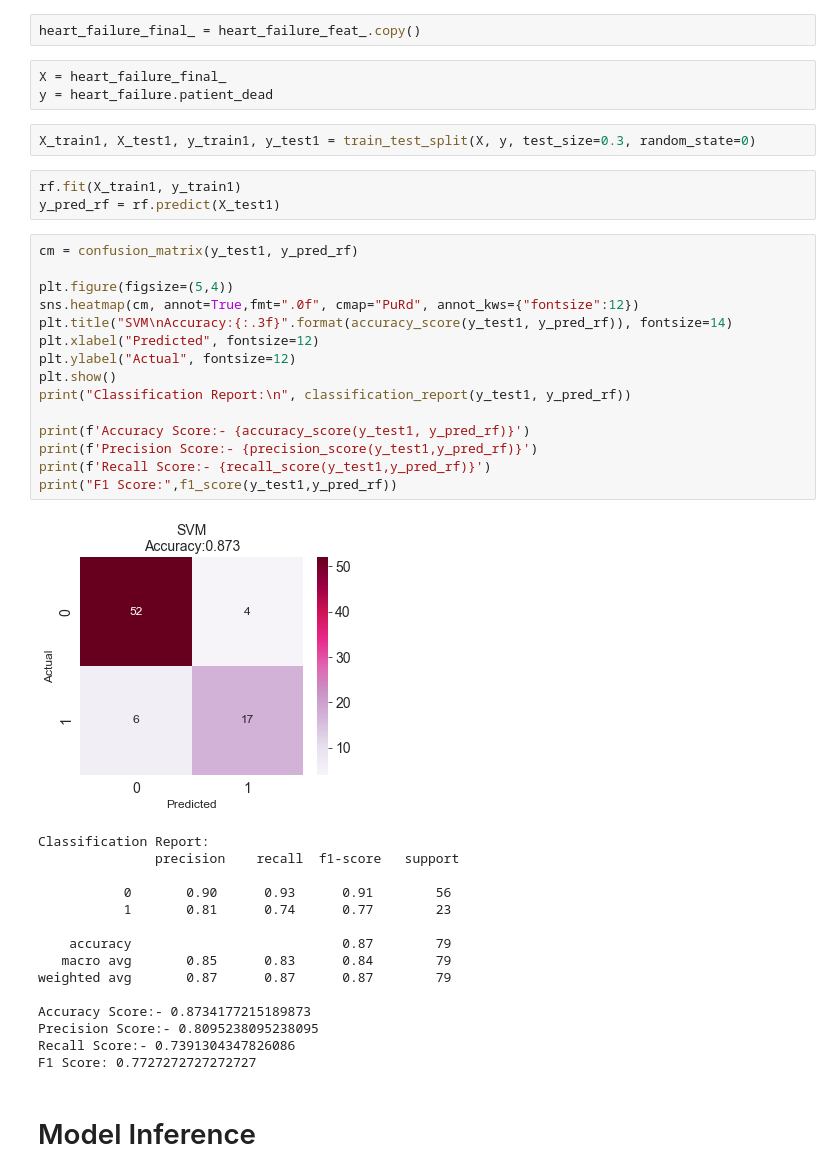
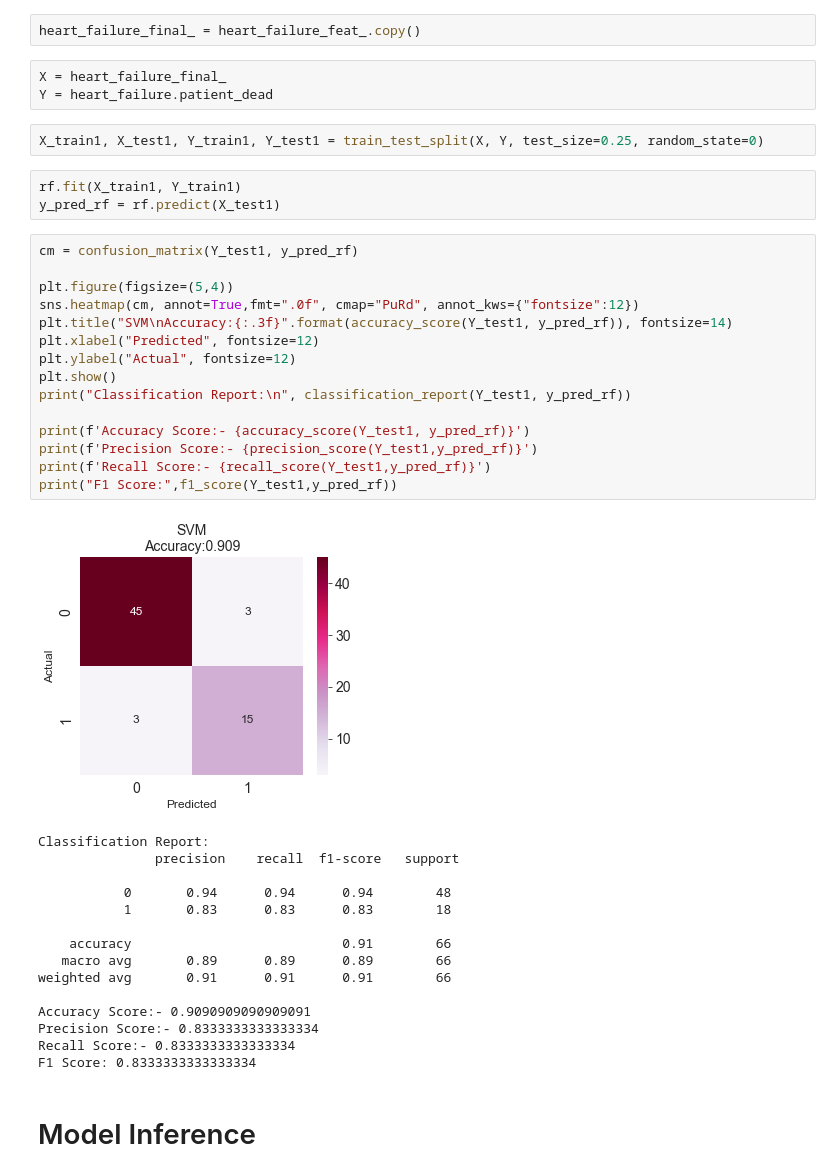
Before and after one commit to wanwhasonia/PYTN_KampusMerdeka_FP3, a Jupyter notebook: KampusMerdeka_FP3.ipynb, the cells around one changed output. Cells and saved outputs as stored; diff of their text form.

```diff
--- a/KampusMerdeka_FP3.ipynb
+++ b/KampusMerdeka_FP3.ipynb
@@ -687,43 +695,43 @@ heart_failure_feat_.head()
 heart_failure_final_ = heart_failure_feat_.copy()
 # %%
 X = heart_failure_final_
-y = heart_failure.patient_dead
+Y = heart_failure.patient_dead
 # %%
-X_train1, X_test1, y_train1, y_test1 = train_test_split(X, y, test_size=0.3, random_state=0)
+X_train1, X_test1, Y_train1, Y_test1 = train_test_split(X, Y, test_size=0.25, random_state=0)
 # %%
-rf.fit(X_train1, y_train1)
+rf.fit(X_train1, Y_train1)
 y_pred_rf = rf.predict(X_test1)
 # %%
-cm = confusion_matrix(y_test1, y_pred_rf)
+cm = confusion_matrix(Y_test1, y_pred_rf)
 
 plt.figure(figsize=(5,4))
 sns.heatmap(cm, annot=True,fmt=".0f", cmap="PuRd", annot_kws={"fontsize":12})
-plt.title("SVM\nAccuracy:{:.3f}".format(accuracy_score(y_test1, y_pred_rf)), fontsize=14)
+plt.title("SVM\nAccuracy:{:.3f}".format(accuracy_score(Y_test1, y_pred_rf)), fontsize=14)
 plt.xlabel("Predicted", fontsize=12)
 plt.ylabel("Actual", fontsize=12)
 plt.show()
-print("Classification Report:\n", classification_report(y_test1, y_pred_rf))
+print("Classification Report:\n", classification_report(Y_test1, y_pred_rf))
 
-print(f'Accuracy Score:- {accuracy_score(y_test1, y_pred_rf)}')
-print(f'Precision Score:- {precision_score(y_test1,y_pred_rf)}')
-print(f'Recall Score:- {recall_score(y_test1,y_pred_rf)}')
-print("F1 Score:",f1_score(y_test1,y_pred_rf))
+print(f'Accuracy Score:- {accuracy_score(Y_test1, y_pred_rf)}')
+print(f'Precision Score:- {precision_score(Y_test1,y_pred_rf)}')
+print(f'Recall Score:- {recall_score(Y_test1,y_pred_rf)}')
+print("F1 Score:",f1_score(Y_test1,y_pred_rf))
 # %% [output]
-[figure, old version]
+[figure, new version]
 Classification Report:
                precision    recall  f1-score   support
 
-           0       0.90      0.93      0.91        56
-           1       0.81      0.74      0.77        23
+           0       0.94      0.94      0.94        48
+           1       0.83      0.83      0.83        18
 
-    accuracy                           0.87        79
-   macro avg       0.85      0.83      0.84        79
-weighted avg       0.87      0.87      0.87        79
+    accuracy                           0.91        66
+   macro avg       0.89      0.89      0.89        66
+weighted avg       0.91      0.91      0.91        66
 
-Accuracy Score:- 0.8734177215189873
-Precision Score:- 0.8095238095238095
-Recall Score:- 0.7391304347826086
-F1 Score: 0.7727272727272727
+Accuracy Score:- 0.9090909090909091
+Precision Score:- 0.8333333333333334
+Recall Score:- 0.8333333333333334
+F1 Score: 0.8333333333333334
 # %% [markdown]
 # Model Inference
 # %%
```
Also changed, not shown: parts of 13 cells of this notebook.
